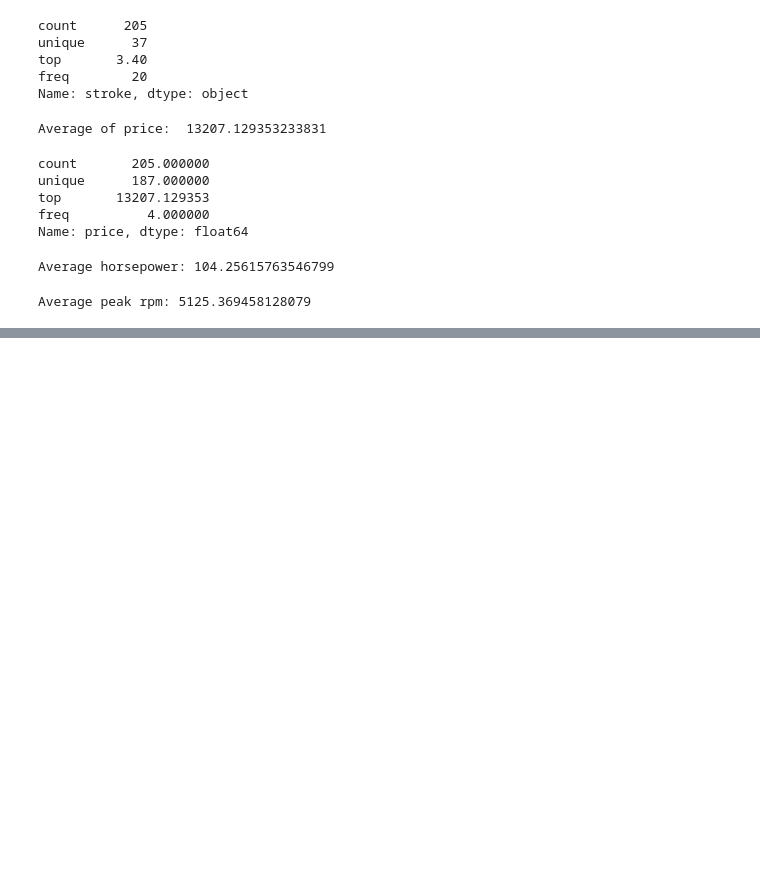
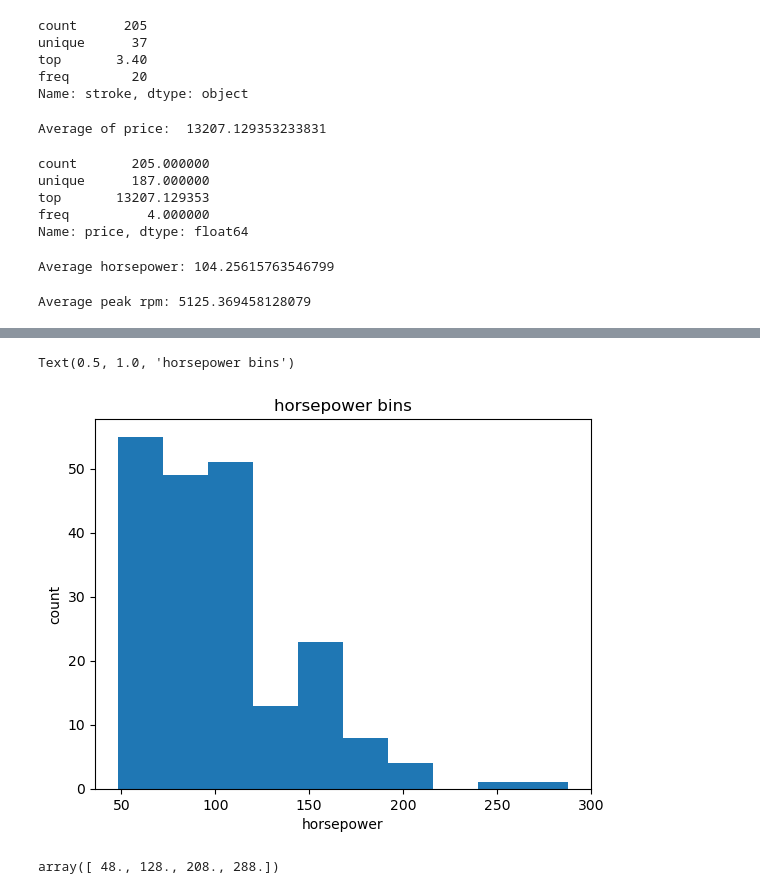
Before and after one commit to muwongelawrence-tech/Statistical_Machine_Learning-and-Data-science, a Jupyter notebook: statistical machine learning projects/Data Analysis/Fundamentals of Data Analysis.ipynb, the cells around one changed output, grey strips where cells are left out. Saved outputs shown, nothing was run; the diff lists cells and outputs as text; code cells hidden in the pictures; blank space fills up the shorter version.

```diff
--- a/statistical machine learning projects/Data Analysis/Fundamentals of Data Analysis.ipynb
+++ b/statistical machine learning projects/Data Analysis/Fundamentals of Data Analysis.ipynb
@@ -346,0 +360,3 @@ Average peak rpm: 5125.369458128079
+# %%
+#replace the missing 'num-of-doors' values by the most frequent
+df2["num-of-doors"].replace(np.nan, "four", inplace=True)
@@ -346,0 +458,6 @@ Average peak rpm: 5125.369458128079
+# %%
+# Convert mpg to L/100km by mathematical operation (235 divided by mpg)
+df2['city-L/100km'] = 235/df2["city-mpg"]
+
+# check your transformed data
+df2.head()
@@ -346,0 +472,6 @@ Average peak rpm: 5125.369458128079
+# %%
+# Convert mpg to L/100km by mathematical operation (235 divided by mpg)
+df2['highway-L/100km'] = 235/df2["highway-mpg"]
+
+# check your transformed data
+df2.head()
@@ -346,0 +505,47 @@ Average peak rpm: 5125.369458128079
+# %%
+# Binning¶
+# Why binning?
+# Binning is a process of transforming continuous numerical variables into discrete categorical 'bins'
+# for grouped analysis.
+
+# Example:
+
+# In our dataset, "horsepower" is a real valued variable ranging from 48 to 288 and it has 59 unique values.
+# What if we only care about the price difference between cars with high horsepower, medium horsepower, and
+# little horsepower (3 types)? Can we rearrange them into three ‘bins' to simplify the analysis process?
+
+# We will use the pandas method 'cut' to segment the 'horsepower' column into 3 bins.
+
+# First we Convert data to the correct format:
+df2["horsepower"]=df2["horsepower"].astype(int, copy=True)
+# %%
+# Let's plot the histogram of horsepower to see what the distribution of horsepower looks like.
+%matplotlib inline
+import matplotlib as plt
+from matplotlib import pyplot
+plt.pyplot.hist(df2["horsepower"])
+
+# set x/y labels and plot title
+plt.pyplot.xlabel("horsepower")
+plt.pyplot.ylabel("count")
+plt.pyplot.title("horsepower bins")
+# %% [output]
+Text(0.5, 1.0, 'horsepower bins')
+[figure, added]
+# %%
+# We would like 3 bins of equal size bandwidth so we use numpy's
+# linspace(start_value, end_value, numbers_generated function.
+
+# Since we want to include the minimum value of horsepower, we want to set start_value = min(df["horsepower"]).
+
+# Since we want to include the maximum value of horsepower, we want to set end_value = max(df["horsepower"]).
+
+# Since we are building 3 bins of equal length, there should be 4 dividers, so numbers_generated = 4.
+
+# We build a bin array with a minimum value to a maximum value by using the bandwidth calculated above.
+# The values will determine when one bin ends and another begins.
+
+bins = np.linspace(min(df2["horsepower"]), max(df2["horsepower"]), 4)
+bins
+# %% [output]
+array([ 48., 128., 208., 288.])
```
Also changed, not shown: parts of 18 cells of this notebook, 1 other file.
